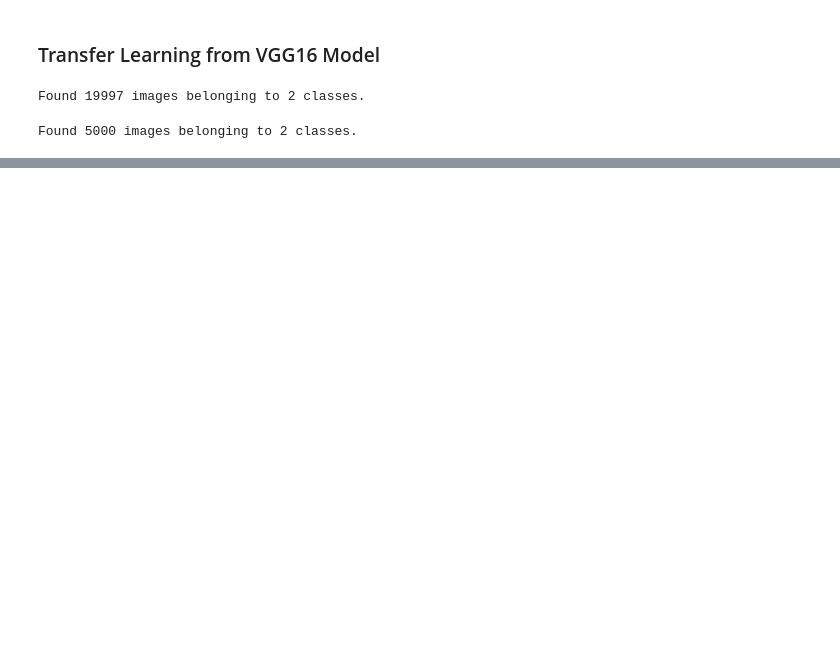
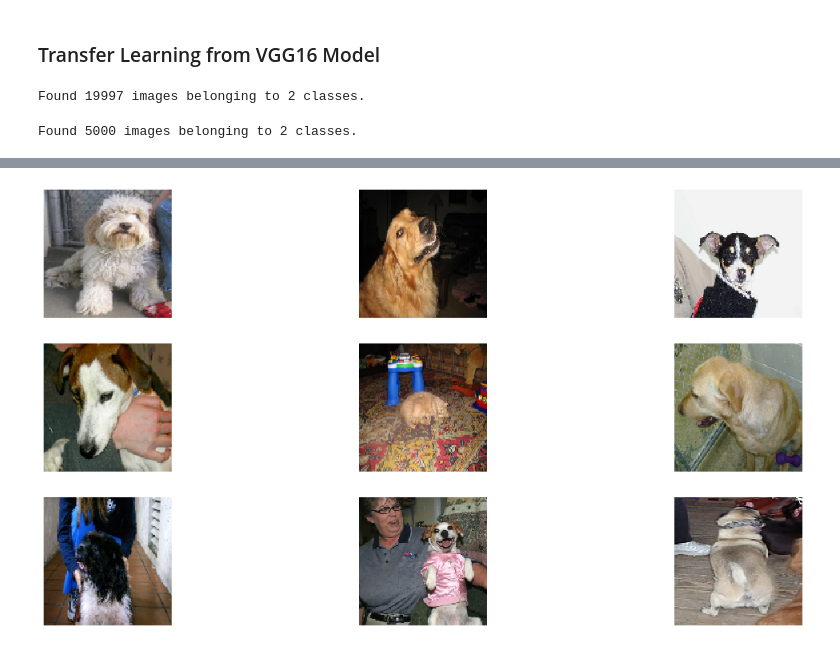
Before and after one commit to rebbrunner/data-science-env, a Jupyter notebook: notebooks/ch4_image_classification.ipynb, the cells around one changed output, grey strips where cells are left out. Saved outputs shown, nothing was run; the diff lists cells and outputs as text; code cells hidden in the pictures; blank space fills up the shorter version.

```diff
--- a/notebooks/ch4_image_classification.ipynb
+++ b/notebooks/ch4_image_classification.ipynb
@@ -393,0 +445,4 @@ score = model.evaluate_generator(test_set, steps=100)
+# %%
+plot_on_grid(test_set, weakly_wrong_idx)
+# %% [output]
+[figure, added]
```
Also changed, not shown: parts of 27 cells of this notebook.
